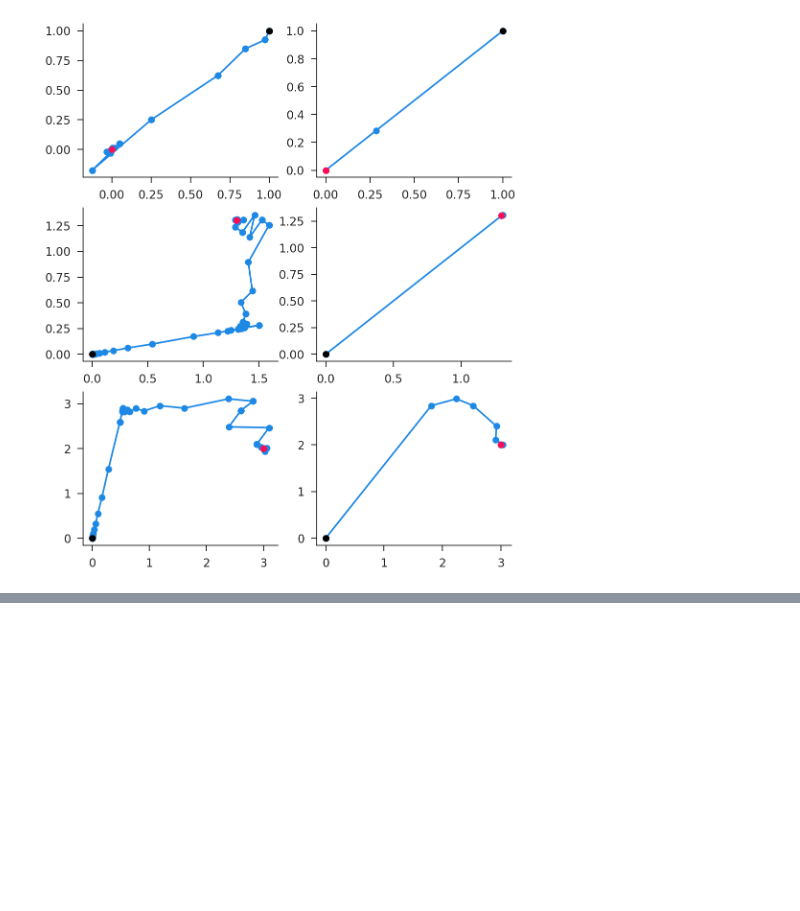
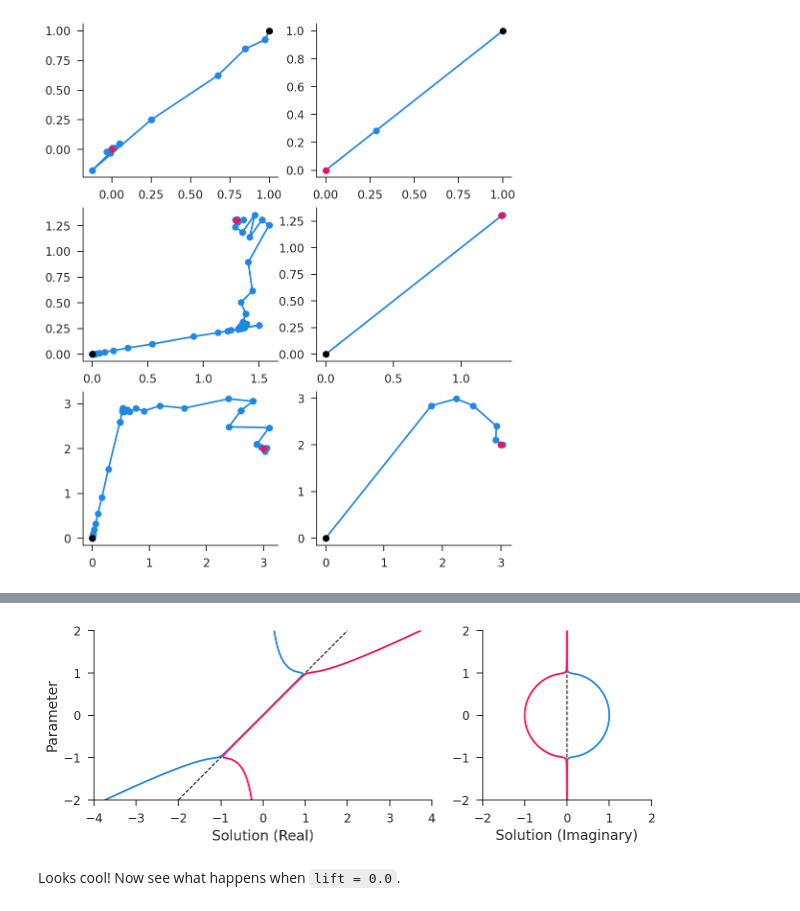
Before and after one commit to iamlemec/grad_code, a Jupyter notebook: lecture_1.ipynb, the cells around one changed output, grey strips where cells are left out. Cells and saved outputs as stored; diff of their text form; code cells hidden in the pictures; blank space fills up the shorter version.

```diff
--- a/lecture_1.ipynb
+++ b/lecture_1.ipynb
@@ -171,0 +196,5 @@ sol.optim_multivar(himmelblau, (0, 0), method='bfgs', ax=axs[2][1]);
+# %%
+lift = 0.01j
+p0, p1 = -2.0, 2.0
+par = lambda t: (1-t)*p0 + t*p1
+hom = lambda x, t: func(x, par(t)) + lift
@@ -171,0 +209,21 @@ sol.optim_multivar(himmelblau, (0, 0), method='bfgs', ax=axs[2][1]);
+# %%
+xp1, tp1 = sol.homotopy(hom, x0a, dt=0.01)
+xp2, tp2 = sol.homotopy(hom, x0b, dt=0.01)
+pp1, pp2 = par(tp1), par(tp2)
+# %%
+fig = plt.figure(figsize=(10, 4))
+ax0, ax1 = fig.subplots(ncols=2, gridspec_kw=dict(width_ratios=[2, 1]))
+ax0.plot(pp1, pp1, linewidth=1, color='k', linestyle='--')
+ax1.plot(np.zeros_like(pp1), pp1, linewidth=1, color='k', linestyle='--')
+ax0.plot(xp1.real, pp1.real); ax0.plot(xp2.real, pp2.real)
+ax1.plot(xp1.imag, pp1.real); ax1.plot(xp2.imag, pp2.real)
+ax0.set_xlabel('Solution (Real)'); ax1.set_xlabel('Solution (Imaginary)')
+ax0.set_ylabel('Parameter')
+ax0.set_ylim(p0, p1); ax1.set_ylim(p0, p1)
+ax0.set_xlim(-4, 4); ax1.set_xlim(p0, p1)
+ax0.set_yticks(np.arange(-2, 3)); ax1.set_yticks(np.arange(-2, 3))
+ax0.set_aspect('equal'); ax1.set_aspect('equal');
+# %% [output]
+[figure, added]
+# %% [markdown]
+Looks cool! Now see what happens when `lift = 0.0`.
```
Also changed, not shown: parts of 7 cells of this notebook, 1 other file.
